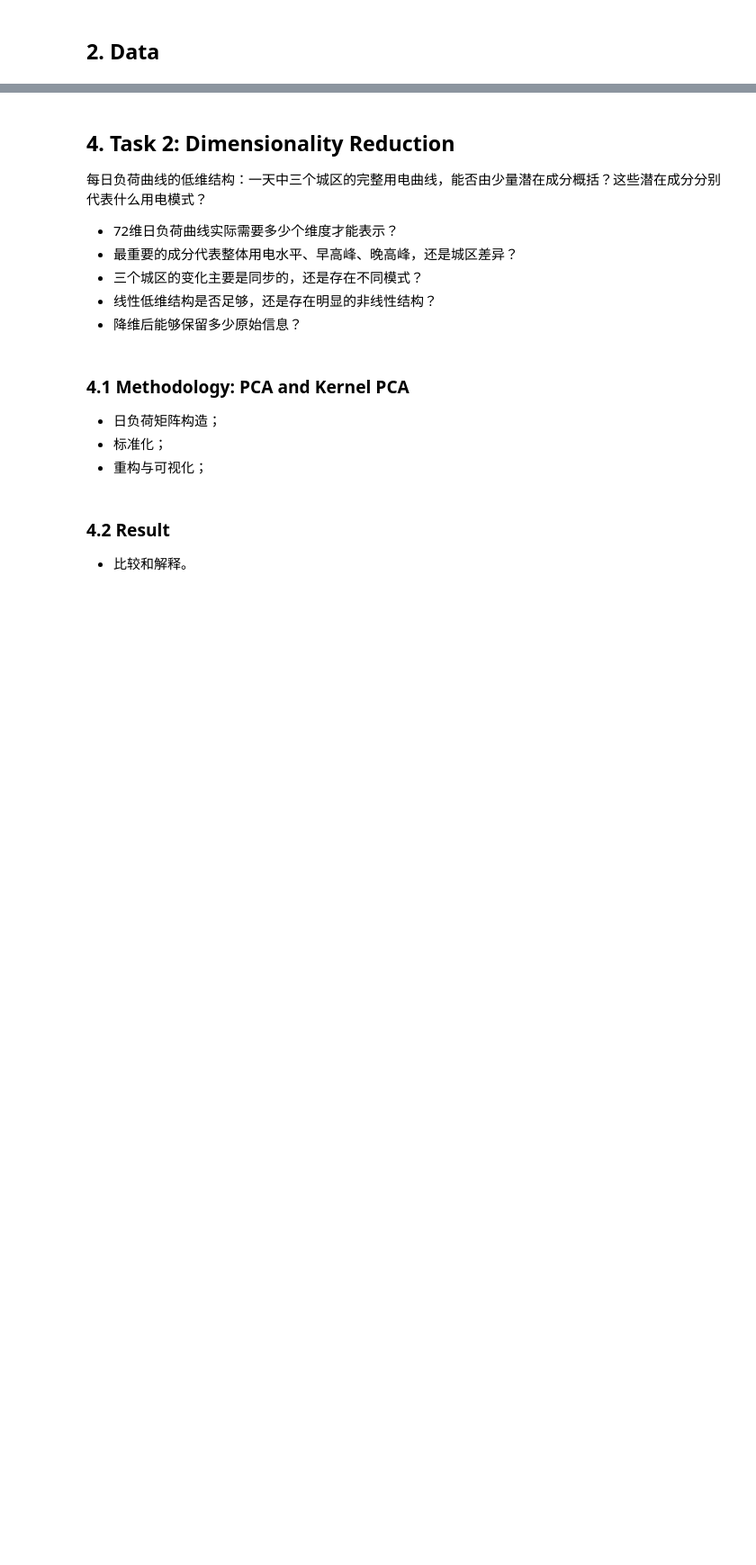
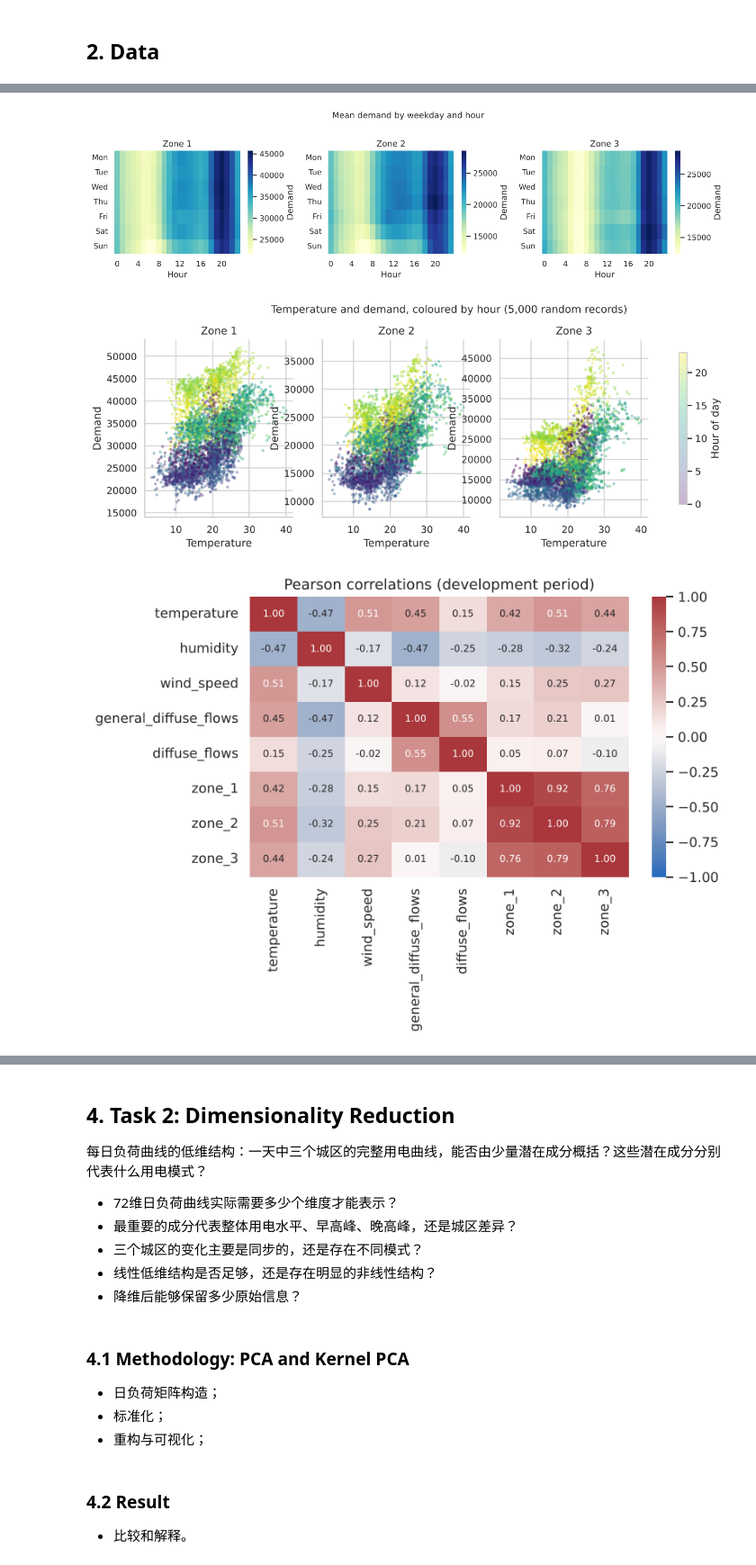
Before and after one commit to DSA5102-Final-Project-Group-8/Tetuan-City-Power-Consumption, a Jupyter notebook: DSA5102_Final_Project_Group8.ipynb, the cells around one changed output, grey strips where cells are left out. Shown at 90% size. Drawn from its saved outputs; the diff is of its cells as text; code cells hidden in the pictures; blank space fills up the shorter version.

```diff
--- a/DSA5102_Final_Project_Group8.ipynb
+++ b/DSA5102_Final_Project_Group8.ipynb
@@ -80,0 +313,28 @@ import seaborn as sns
+# %%
+work = development[TARGETS].assign(weekday=development.index.dayofweek, hour=development.index.hour)
+fig, axes = plt.subplots(1, 3, figsize=(13, 3.4))
+for ax, zone in zip(axes, TARGETS):
+    table = work.groupby(["weekday", "hour"])[zone].mean().unstack()
+    sns.heatmap(table, ax=ax, cmap="YlGnBu", yticklabels=["Mon", "Tue", "Wed", "Thu", "Fri", "Sat", "Sun"],
+                xticklabels=4, cbar_kws={"label": "Demand"})
+    ax.tick_params(axis="y", labelrotation=0)
+    ax.set(title=LABELS[zone], xlabel="Hour", ylabel="")
+fig.suptitle("Mean demand by weekday and hour", y=1.03); plt.tight_layout(); plt.show()
+
+sample = development.sample(n=5000, random_state=SEED)
+fig, axes = plt.subplots(1, 3, figsize=(13, 3.7))
+for ax, zone in zip(axes, TARGETS):
+    points = ax.scatter(sample.temperature, sample[zone], c=sample.index.hour, cmap="viridis",
+                        vmin=0, vmax=23, alpha=.3, s=6, rasterized=True)
+    ax.set(title=LABELS[zone], xlabel="Temperature", ylabel="Demand")
+fig.colorbar(points, ax=axes, label="Hour of day", shrink=.85)
+fig.suptitle("Temperature and demand, coloured by hour (5,000 random records)", y=1.03); plt.show()
+
+fig, ax = plt.subplots(figsize=(7.5, 5.5))
+sns.heatmap(development[WEATHER + TARGETS].corr(), vmin=-1, vmax=1, center=0, cmap="vlag",
+            annot=True, fmt=".2f", ax=ax, annot_kws={"size": 8})
+ax.set_title("Pearson correlations (development period)"); plt.tight_layout(); plt.show()
+# %% [output]
+[figure, added]
+[figure, added]
+[figure, added]
```
Also changed, not shown: parts of 60 cells of this notebook, 7 other files.
